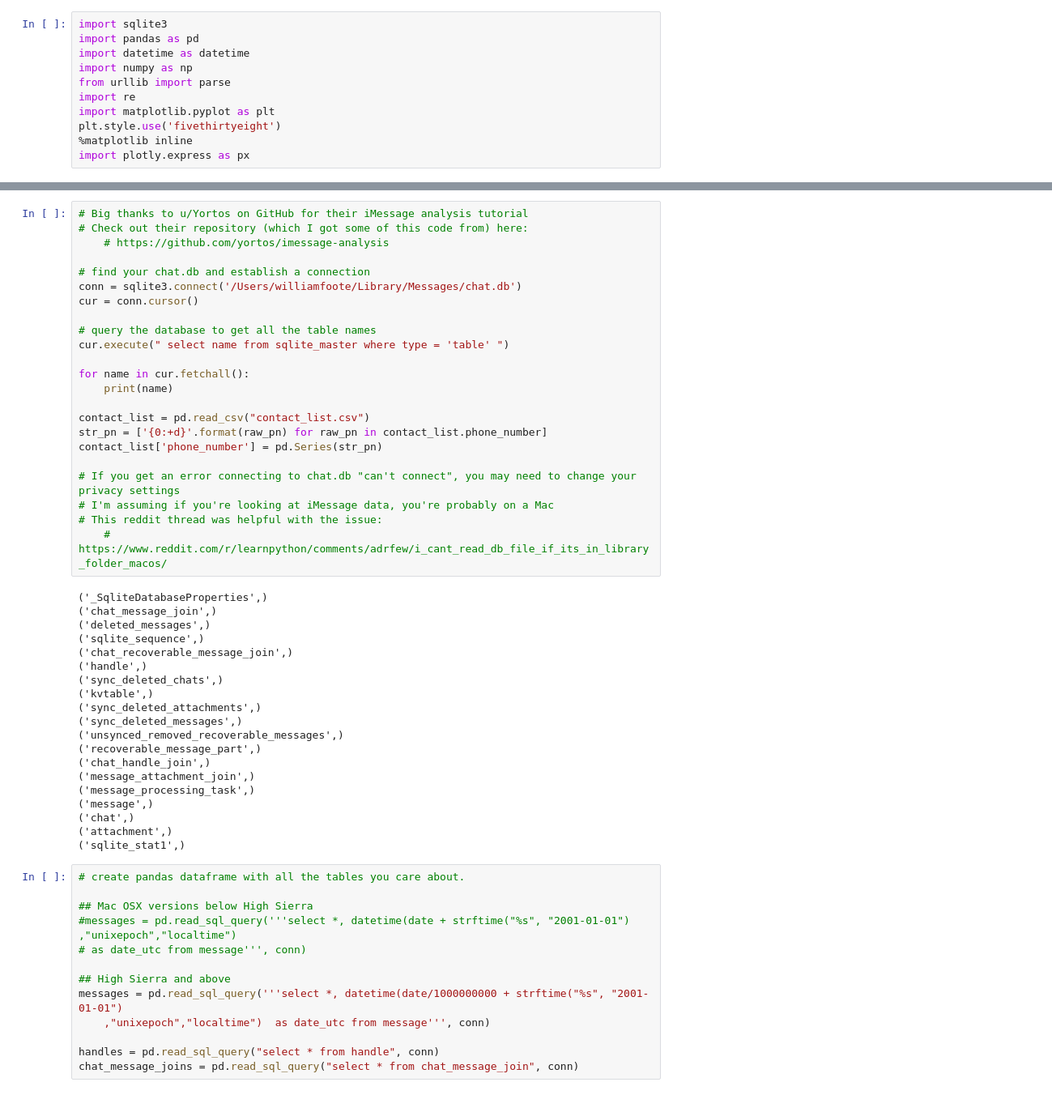
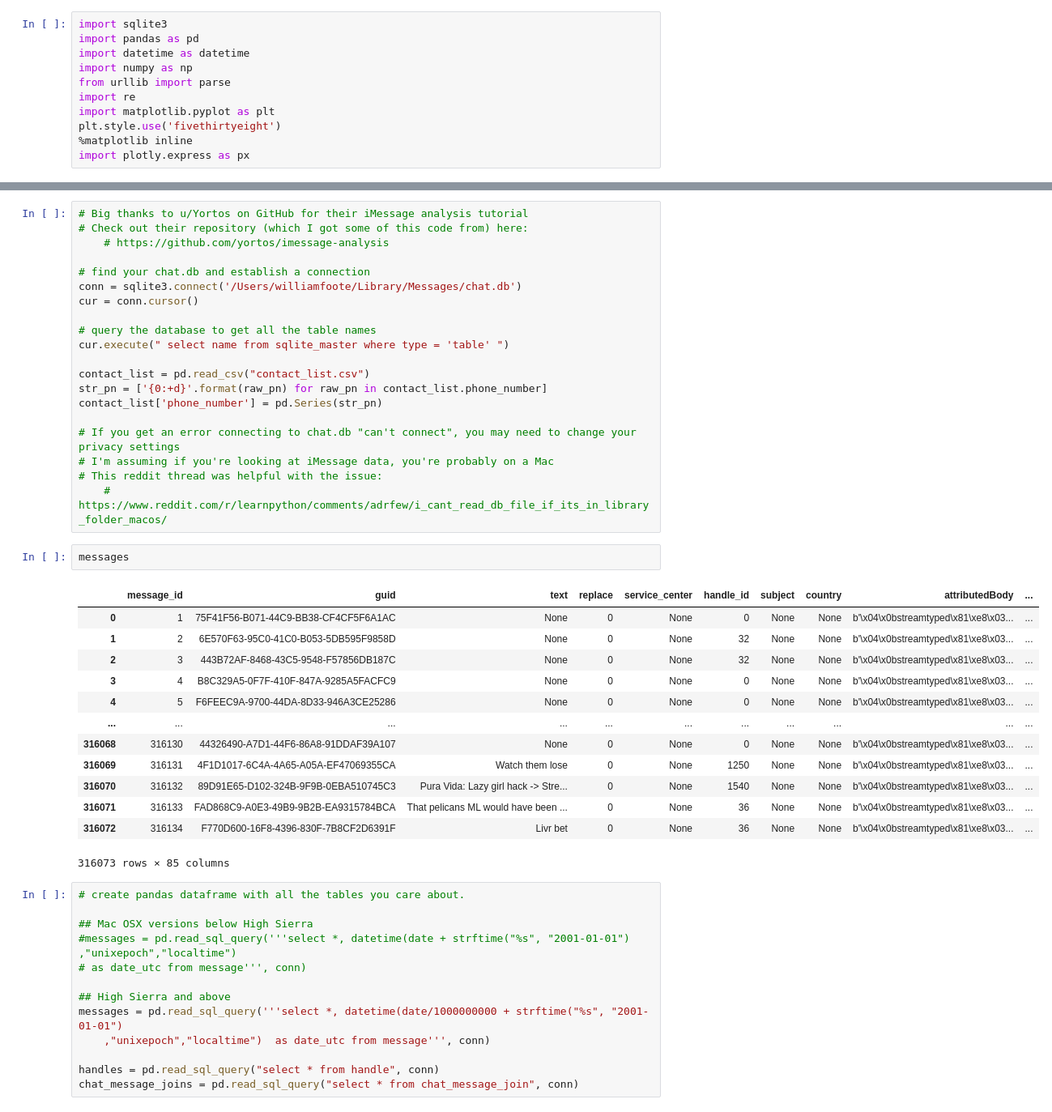
Before and after one commit to williamfoote/iMessageWordleStats, a Jupyter notebook: development/imessage analysis[most updated, private].ipynb, the cells around one changed output, grey strips where cells are left out. Shown: that part at 81% size. Saved outputs shown, nothing was run; the diff lists cells and outputs as text.

```diff
--- a/development/imessage analysis[most updated, private].ipynb
+++ b/development/imessage analysis[most updated, private].ipynb
@@ -57,9 +61,6 @@ cur = conn.cursor()
 # query the database to get all the table names
 cur.execute(" select name from sqlite_master where type = 'table' ")
 
-for name in cur.fetchall():
-    print(name)
-
 contact_list = pd.read_csv("contact_list.csv")
 str_pn = ['{0:+d}'.format(raw_pn) for raw_pn in contact_list.phone_number]
 contact_list['phone_number'] = pd.Series(str_pn)
@@ -68,26 +69,22 @@ contact_list['phone_number'] = pd.Series(str_pn)
 # I'm assuming if you're looking at iMessage data, you're probably on a Mac
 # This reddit thread was helpful with the issue:
     # https://www.reddit.com/r/learnpython/comments/adrfew/i_cant_read_db_file_if_its_in_library_folder_macos/
-# %% [output]
-('_SqliteDatabaseProperties',)
-('chat_message_join',)
-('deleted_messages',)
-('sqlite_sequence',)
-('chat_recoverable_message_join',)
-('handle',)
-('sync_deleted_chats',)
-('kvtable',)
-('sync_deleted_attachments',)
-('sync_deleted_messages',)
-('unsynced_removed_recoverable_messages',)
-('recoverable_message_part',)
-('chat_handle_join',)
-('message_attachment_join',)
-('message_processing_task',)
-('message',)
-('chat',)
-('attachment',)
-('sqlite_stat1',)
+# %%
+messages
+# %% [output]
+|  | message_id | guid | text | replace | service_center | handle_id | subject | country | attributedBody | ... |
+| 0 | 1 | 75F41F56-B071-44C9-BB38-CF4CF5F6A1AC | None | 0 | None | 0 | None | None | b'\x04\x0bstreamtyped\x81\xe8\x03... | ... |
+| 1 | 2 | 6E570F63-95C0-41C0-B053-5DB595F9858D | None | 0 | None | 32 | None | None | b'\x04\x0bstreamtyped\x81\xe8\x03... | ... |
+| 2 | 3 | 443B72AF-8468-43C5-9548-F57856DB187C | None | 0 | None | 32 | None | None | b'\x04\x0bstreamtyped\x81\xe8\x03... | ... |
+| 3 | 4 | B8C329A5-0F7F-410F-847A-9285A5FACFC9 | None | 0 | None | 0 | None | None | b'\x04\x0bstreamtyped\x81\xe8\x03... | ... |
+| 4 | 5 | F6FEEC9A-9700-44DA-8D33-946A3CE25286 | None | 0 | None | 0 | None | None | b'\x04\x0bstreamtyped\x81\xe8\x03... | ... |
+| ... | ... | ... | ... | ... | ... | ... | ... | ... | ... | ... |
+| 316068 | 316130 | 44326490-A7D1-44F6-86A8-91DDAF39A107 | None | 0 | None | 0 | None | None | b'\x04\x0bstreamtyped\x81\xe8\x03... | ... |
+| 316069 | 316131 | 4F1D1017-6C4A-4A65-A05A-EF47069355CA | Watch them lose | 0 | None | 1250 | None | None | b'\x04\x0bstreamtyped\x81\xe8\x03... | ... |
+| 316070 | 316132 | 89D91E65-D102-324B-9F9B-0EBA510745C3 | Pura Vida: Lazy girl hack -> Stre... | 0 | None | 1540 | None | None | b'\x04\x0bstreamtyped\x81\xe8\x03... | ... |
+| 316071 | 316133 | FAD868C9-A0E3-49B9-9B2B-EA9315784BCA | That pelicans ML would have been ... | 0 | None | 36 | None | None | b'\x04\x0bstreamtyped\x81\xe8\x03... | ... |
+| 316072 | 316134 | F770D600-16F8-4396-830F-7B8CF2D6391F | Livr bet | 0 | None | 36 | None | None | b'\x04\x0bstreamtyped\x81\xe8\x03... | ... |
+316073 rows × 85 columns
 # %%
 # create pandas dataframe with all the tables you care about.
 
```
Also changed, not shown: parts of 6 cells of this notebook, 1 other file.
